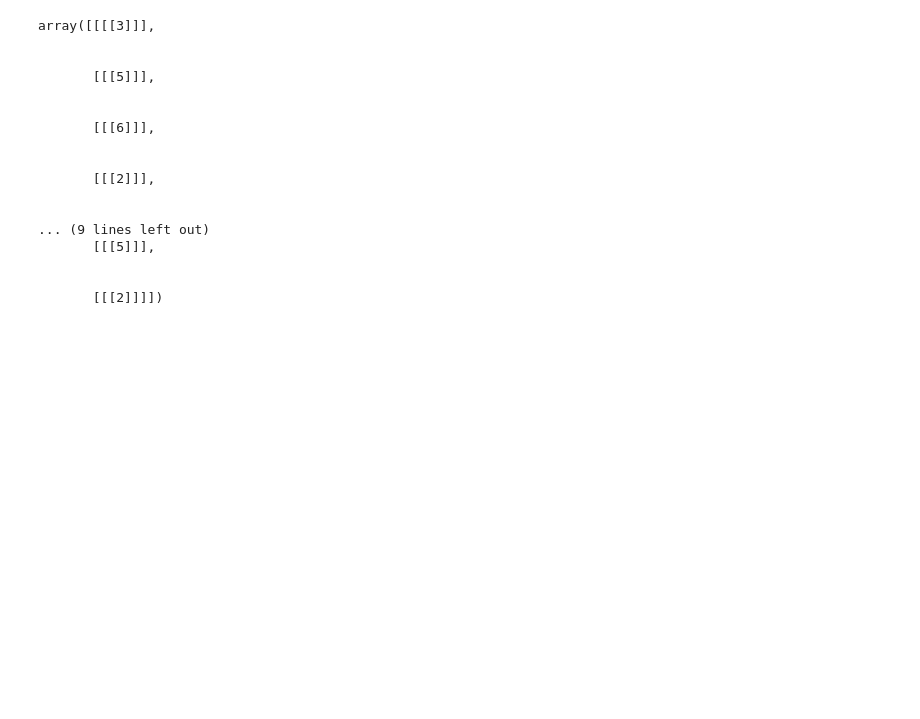
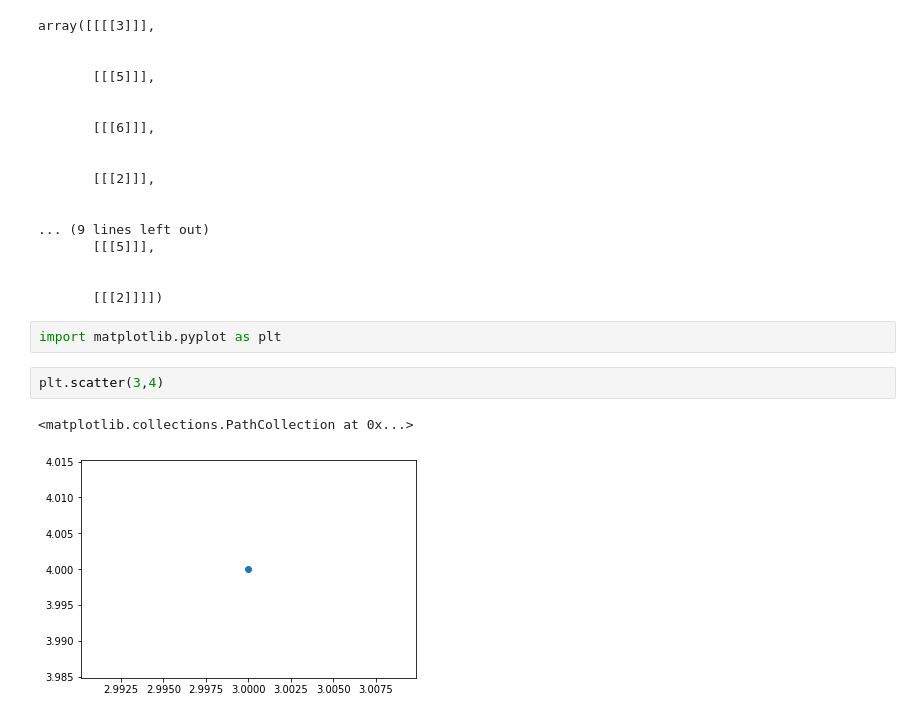
Before and after one commit to GauthamAjayKannan/coding, a Jupyter notebook: AIWORKSHOP.ipynb, the cells around one changed output. Cells and saved outputs as stored; diff of their text form; blank space fills up the shorter version.

```diff
--- a/AIWORKSHOP.ipynb
+++ b/AIWORKSHOP.ipynb
@@ -46,3 +46,10 @@ array([[[[3]]],
 
 
        [[[2]]]])
+# %%
+import matplotlib.pyplot as plt
+# %%
+plt.scatter(3,4)
+# %% [output]
+<matplotlib.collections.PathCollection at 0x...>
+[figure, added]
```
Also changed, not shown: parts of 55 cells of this notebook.
